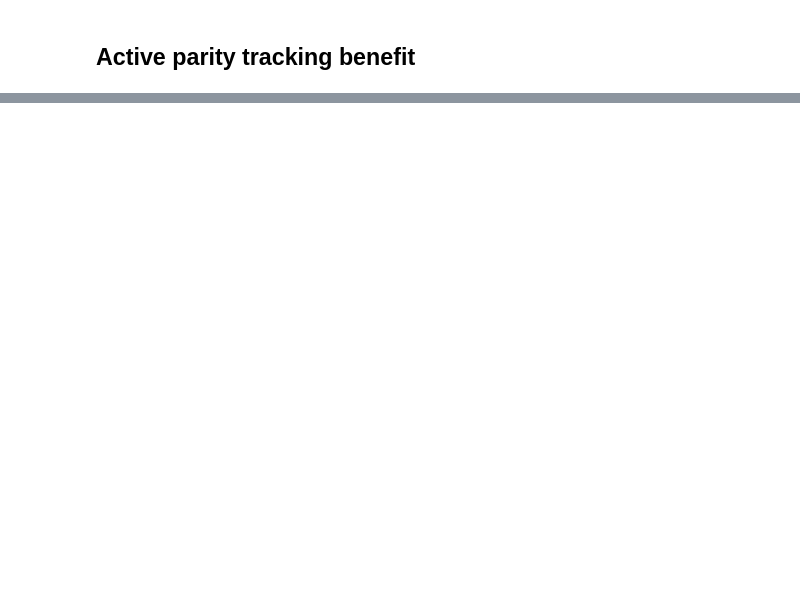
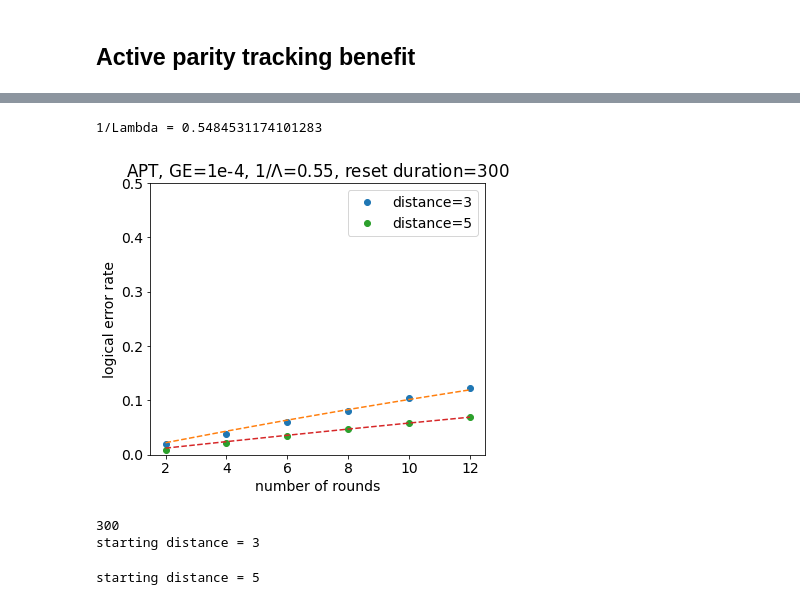
Before and after one commit to liorella/research, a Jupyter notebook: phys/qecsim/calculate_lambda_surface_stim.ipynb, the cells around one changed output, grey strips where cells are left out. Cells and saved outputs as stored; diff of their text form; code cells hidden in the pictures; blank space fills up the shorter version.

```diff
--- a/phys/qecsim/calculate_lambda_surface_stim.ipynb
+++ b/phys/qecsim/calculate_lambda_surface_stim.ipynb
@@ -110,0 +131,19 @@ print(f'1/Lambda = {log_err_vec_apt[1] / log_err_vec_apt[0]}')
+# %%
+plot_lambda(
+    error_rate_apt_low,
+    log_err_vec_apt_low,
+    f'APT, GE=1e-4, $1/\Lambda$={log_err_vec_apt_low[1] / log_err_vec_apt_low[0]:.2}, reset duration={cparams.reset_duration}',
+    'APT_RD=0_GE_1e-4.svg'
+)
+# %% [output]
+1/Lambda = 0.5484531174101283
+[figure, added]
+# %%
+cparams.reset_duration=300
+cparams.single_qubit_depolarization_rate = 1e-4
+cparams.two_qubit_depolarization_rate = 1e-4
+error_rate_ar_low, log_err_vec_ar_low = get_error_rate_log_err_vec('AR')
+# %% [output]
+300
+starting distance = 3
+starting distance = 5
```
Also changed, not shown: parts of 14 cells of this notebook, 1 other file.
